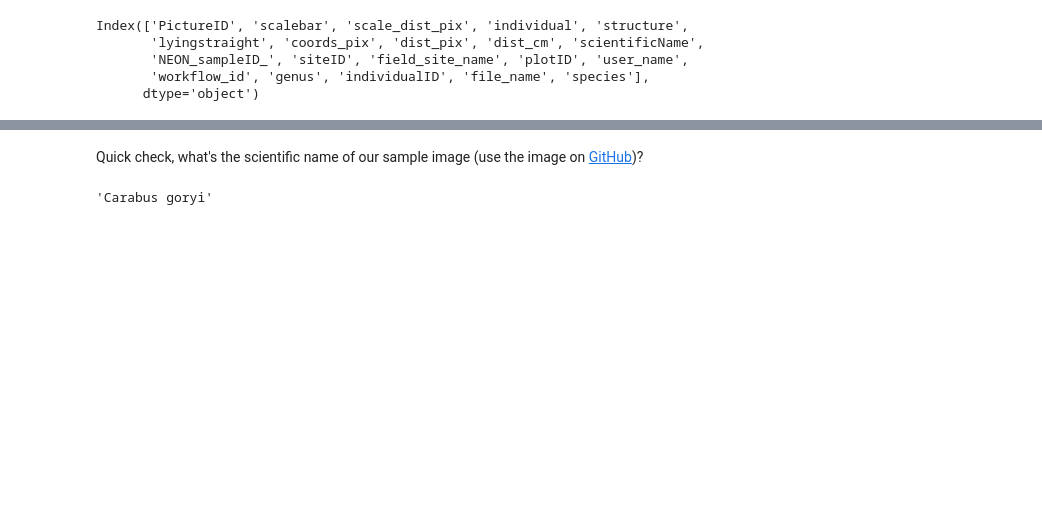
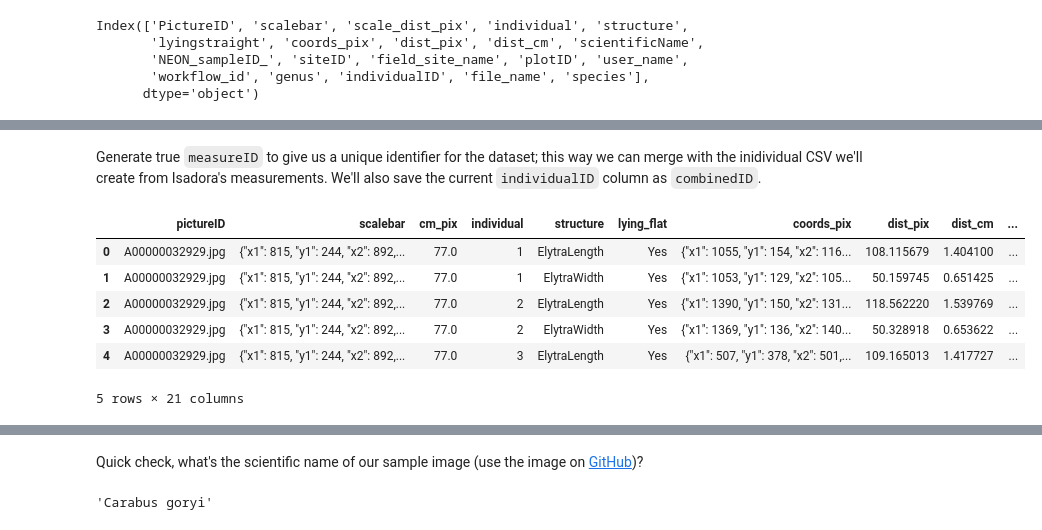
Before and after one commit to Imageomics/2018-NEON-beetles-processing, a Jupyter notebook: notebooks/EDA-0-1.ipynb, the cells around one changed output, grey strips where cells are left out. Saved outputs shown, nothing was run; the diff lists cells and outputs as text; code cells hidden in the pictures; blank space fills up the shorter version.

```diff
--- a/notebooks/EDA-0-1.ipynb
+++ b/notebooks/EDA-0-1.ipynb
@@ -399,3 +399,21 @@ df.head(2)
 | 0 | A00000032929.jpg | {"x1": 815, "y1": 244, "x2": 892,... | 77.0 | 1 | ElytraLength | Yes | {"x1": 1055, "y1": 154, "x2": 116... | 108.115679 | 1.404100 | ... |
 | 1 | A00000032929.jpg | {"x1": 815, "y1": 244, "x2": 892,... | 77.0 | 1 | ElytraWidth | Yes | {"x1": 1053, "y1": 129, "x2": 105... | 50.159745 | 0.651425 | ... |
+# %% [markdown]
+Generate true `measureID` to give us a unique identifier for the dataset; this way we can merge with the inidividual CSV we'll create from Isadora's measurements. We'll also save the current `individualID` column as `combinedID`.
+# %%
+import uuid
+
+df.rename(columns = {'individualID': 'combinedID'}, inplace = True)
+
+df["measureID"] = [uuid.uuid4() for i in range(df.shape[0])]
+
+df.head()
+# %% [output]
+|  | pictureID | scalebar | cm_pix | individual | structure | lying_flat | coords_pix | dist_pix | dist_cm | ... |
+| 0 | A00000032929.jpg | {"x1": 815, "y1": 244, "x2": 892,... | 77.0 | 1 | ElytraLength | Yes | {"x1": 1055, "y1": 154, "x2": 116... | 108.115679 | 1.404100 | ... |
+| 1 | A00000032929.jpg | {"x1": 815, "y1": 244, "x2": 892,... | 77.0 | 1 | ElytraWidth | Yes | {"x1": 1053, "y1": 129, "x2": 105... | 50.159745 | 0.651425 | ... |
+| 2 | A00000032929.jpg | {"x1": 815, "y1": 244, "x2": 892,... | 77.0 | 2 | ElytraLength | Yes | {"x1": 1390, "y1": 150, "x2": 131... | 118.562220 | 1.539769 | ... |
+| 3 | A00000032929.jpg | {"x1": 815, "y1": 244, "x2": 892,... | 77.0 | 2 | ElytraWidth | Yes | {"x1": 1369, "y1": 136, "x2": 140... | 50.328918 | 0.653622 | ... |
+| 4 | A00000032929.jpg | {"x1": 815, "y1": 244, "x2": 892,... | 77.0 | 3 | ElytraLength | Yes | {"x1": 507, "y1": 378, "x2": 501,... | 109.165013 | 1.417727 | ... |
+5 rows × 21 columns
 # %% [markdown]
```
Also changed, not shown: parts of 9 cells of this notebook, 1 other file.
